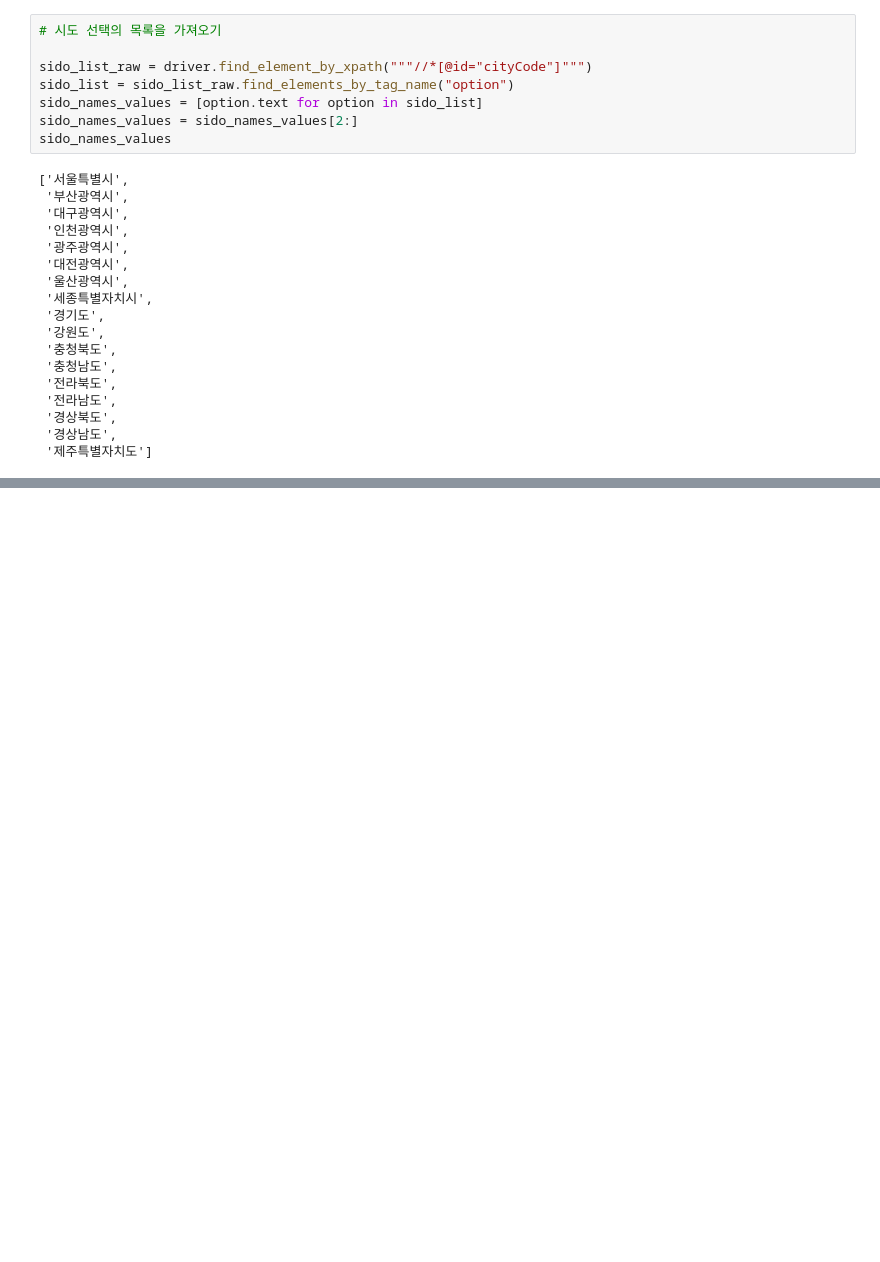
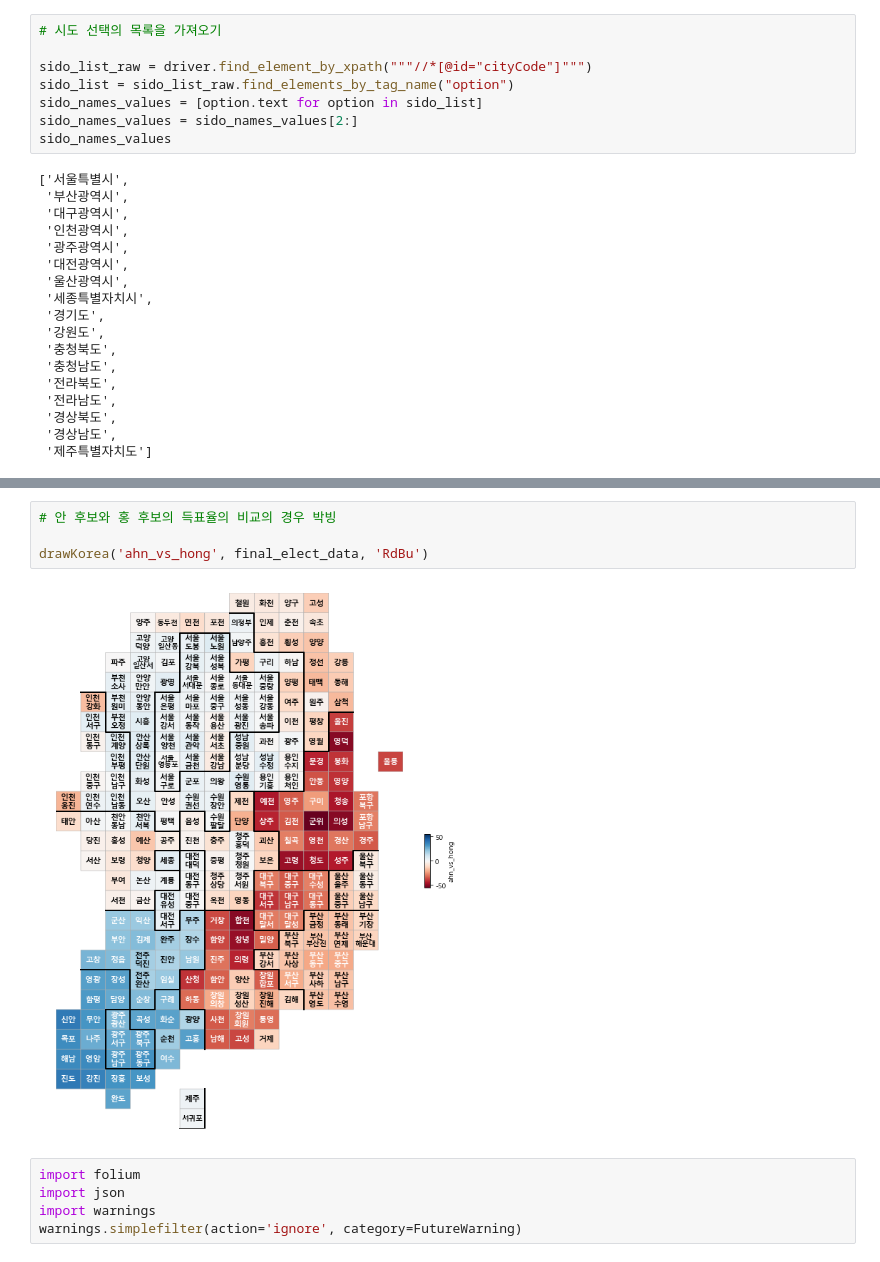
Before and after one commit to GiSeok-Hong/TIL, a Jupyter notebook: DataScience/source_code/06-1. 19대 대선 결과 분석.ipynb, the cells around one changed output, grey strips where cells are left out. Drawn from its saved outputs; the diff is of its cells as text; blank space fills up the shorter version.

```diff
--- a/DataScience/source_code/06-1. 19대 대선 결과 분석.ipynb
+++ b/DataScience/source_code/06-1. 19대 대선 결과 분석.ipynb
@@ -71,0 +605,11 @@ sido_names_values
+# %%
+# 안 후보와 홍 후보의 득표율의 비교의 경우 박빙
+
+drawKorea('ahn_vs_hong', final_elect_data, 'RdBu')
+# %% [output]
+[figure, added]
+# %%
+import folium
+import json
+import warnings
+warnings.simplefilter(action='ignore', category=FutureWarning)
```
Also changed, not shown: parts of 62 cells of this notebook, 4 other files.
